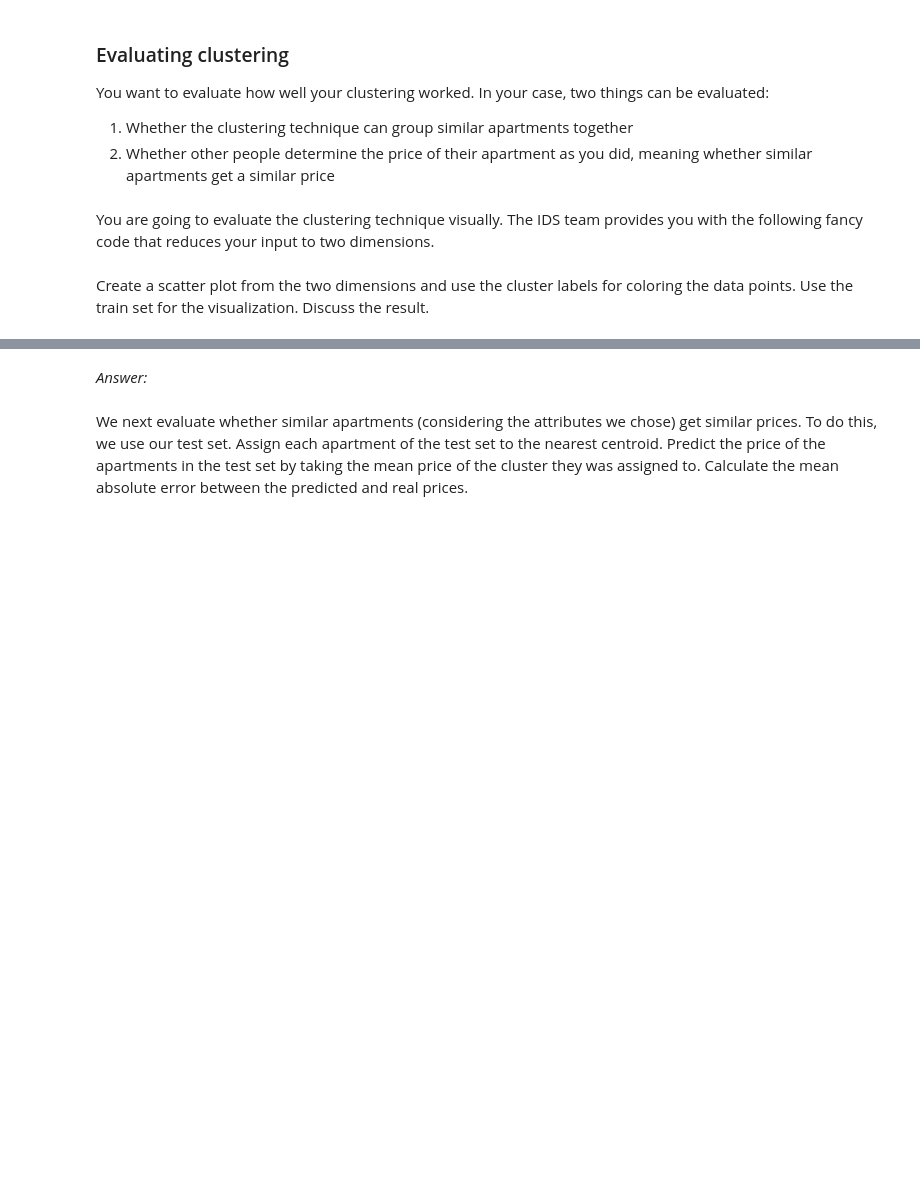
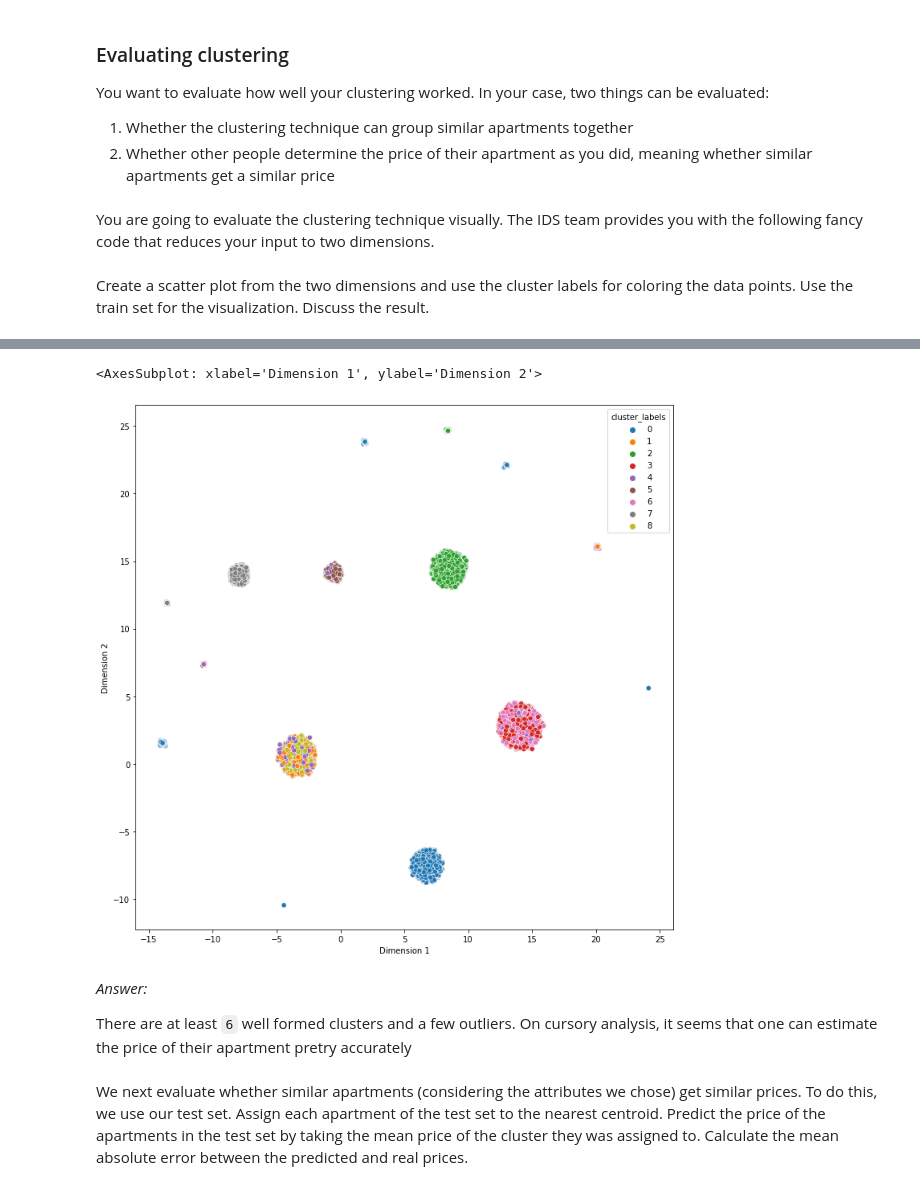
Before and after one commit to hjkim1171/IDS, a Jupyter notebook: Assignment1/Sourav/assignment_1_sourav.ipynb, the cells around one changed output, grey strips where cells are left out. Drawn from its saved outputs; the diff is of its cells as text; code cells hidden in the pictures; blank space fills up the shorter version.

```diff
--- a/Assignment1/Sourav/assignment_1_sourav.ipynb
+++ b/Assignment1/Sourav/assignment_1_sourav.ipynb
@@ -792,3 +810,20 @@ To predict the price for your apartment, calculate in which cluster your apartme
 # %%
 # Your answer goes here
 # cluster for 9 clusters
+
+# Make a model and do clustering
+model_9clusters = KMeans(n_clusters=9, n_init = 100, random_state=100)
+model_9clusters.fit(X_train_preprocessed, Y_train)
+
+# Get cluster labels for the training data and zip it with prices
+cluster_labels = model_9clusters.predict(X_train_preprocessed)
+prices_with_clusters = pd.concat([Y_train, pd.DataFrame(cluster_labels, columns = ['cluster label'])], axis=1)
+
+# Group the prices according to cluster label
+data_by_cluster = prices_with_clusters.groupby('cluster label')
+
+# Calculate the average price of each cluster
+mean_price_by_cluster = data_by_cluster['price'].mean()
+
+cluster_mean_price_list = [price for cluster, price in mean_price_by_cluster.items()]
+print(cluster_mean_price_list)
@@ -803,9 +862,10 @@ You want to evaluate how well your clustering worked. In your case, two things c
 You are going to evaluate the clustering technique visually. The IDS team provides you with the following fancy code that reduces your input to two dimensions.
 # %%
 import umap.umap_ as umap
+import sklearn
 
 #Preprocessing numerical
-full_data = x_train # use the train dataset here
+full_data = X_train # use the train dataset here
 numerical = full_data.select_dtypes(exclude='object')
 
 for c in numerical.columns:
@@ -839,3 +899,8 @@ dimension2 = embedding[0].T[1]
 Create a scatter plot from the two dimensions and use the cluster labels for coloring the data points. Use the train set for the visualization. Discuss the result.
 # %%
 # Your answer goes here
+import seaborn as sns
+
+plot_data = pd.concat([pd.DataFrame(dimension1), pd.DataFrame(dimension2), pd.DataFrame(cluster_labels)], axis=1)
+plot_data.columns = ['Dimension 1', "Dimension 2", "cluster_labels"]
+plot_data.head(5)
@@ -842,5 +914,13 @@ Create a scatter plot from the two dimensions and use the cluster labels for col
+# %%
+plt.figure(figsize=(12,12))
+sns.scatterplot(data=plot_data, x="Dimension 1", y="Dimension 2", hue=plot_data.cluster_labels, palette="tab10")
+# %% [output]
+<AxesSubplot: xlabel='Dimension 1', ylabel='Dimension 2'>
+[figure, added]
 # %% [markdown]
 _Answer:_
+
+There are at least `6` well formed clusters and a few outliers. On cursory analysis, it seems that one can estimate the price of their apartment pretry accurately
 # %% [markdown]
 We next evaluate whether similar apartments (considering the attributes we chose) get similar prices. To do this, we use our test set. Assign each apartment of the test set to the nearest centroid. Predict the price of the apartments in the test set by taking the mean price of the cluster they was assigned to. Calculate the mean absolute error between the predicted and real prices.
 # %%
```
Also changed, not shown: parts of 18 cells of this notebook.
